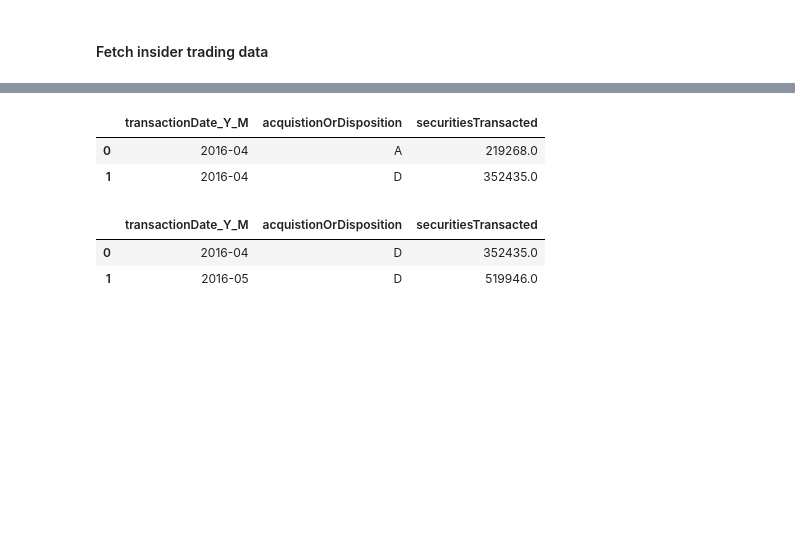
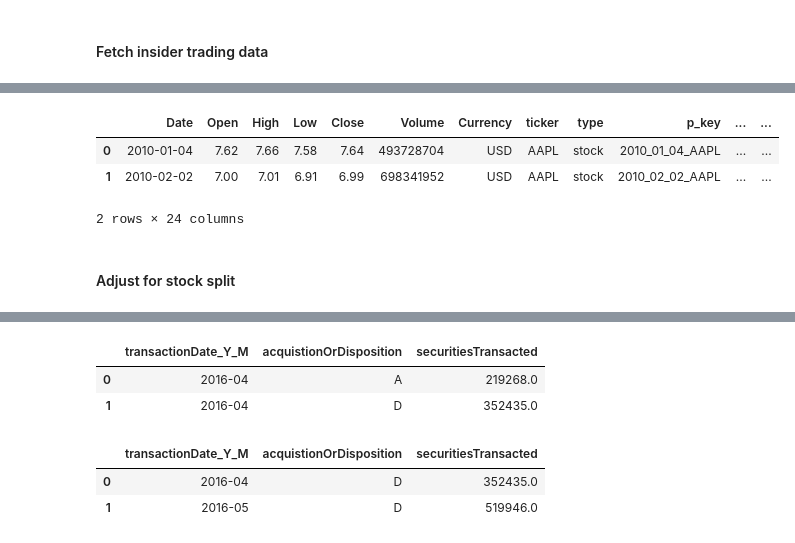
Before and after one commit to hooman34/platform, a Jupyter notebook: notebooks/99_insider_trading_analysis.ipynb, the cells around one changed output, grey strips where cells are left out. Saved outputs shown, nothing was run; the diff lists cells and outputs as text; code cells hidden in the pictures; blank space fills up the shorter version.

```diff
--- a/notebooks/99_insider_trading_analysis.ipynb
+++ b/notebooks/99_insider_trading_analysis.ipynb
@@ -56,0 +61,15 @@ df = insider
+# %%
+# relevent columns from the insider dataset
+insider_columns = ['transactionDate', 'transactionType', 'reportingName',
+                   'securitiesTransacted', 'price', 'securityName']
+# %%
+df = total_stock.merge(insider[insider_columns], left_on='Date', right_on='transactionDate')
+# %%
+df.head(2)
+# %% [output]
+|  | Date | Open | High | Low | Close | Volume | Currency | ticker | type | p_key | ... | ... |
+| 0 | 2010-01-04 | 7.62 | 7.66 | 7.58 | 7.64 | 493728704 | USD | AAPL | stock | 2010_01_04_AAPL | ... | ... |
+| 1 | 2010-02-02 | 7.00 | 7.01 | 6.91 | 6.99 | 698341952 | USD | AAPL | stock | 2010_02_02_AAPL | ... | ... |
+2 rows × 24 columns
+# %% [markdown]
+#### Adjust for stock split
```
Also changed, not shown: parts of 18 cells of this notebook, 2 other files.
